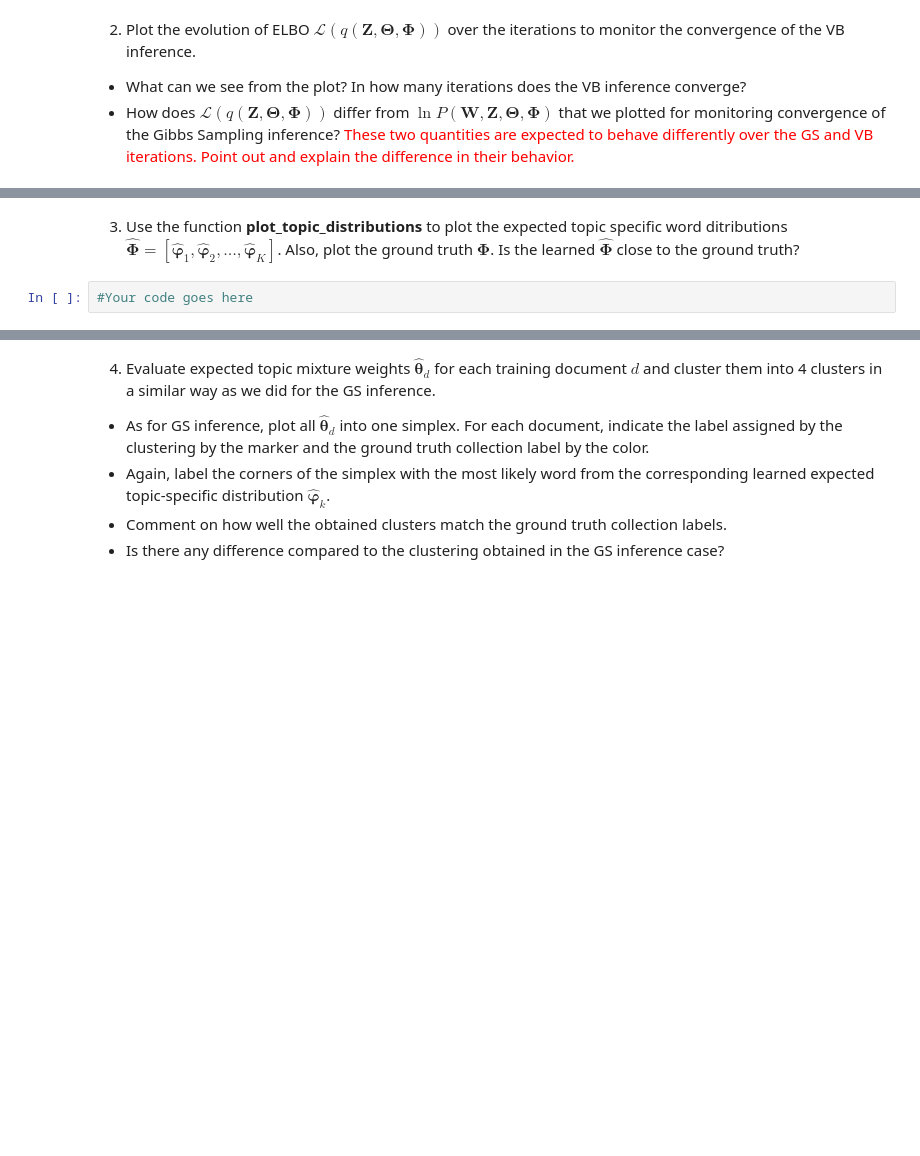
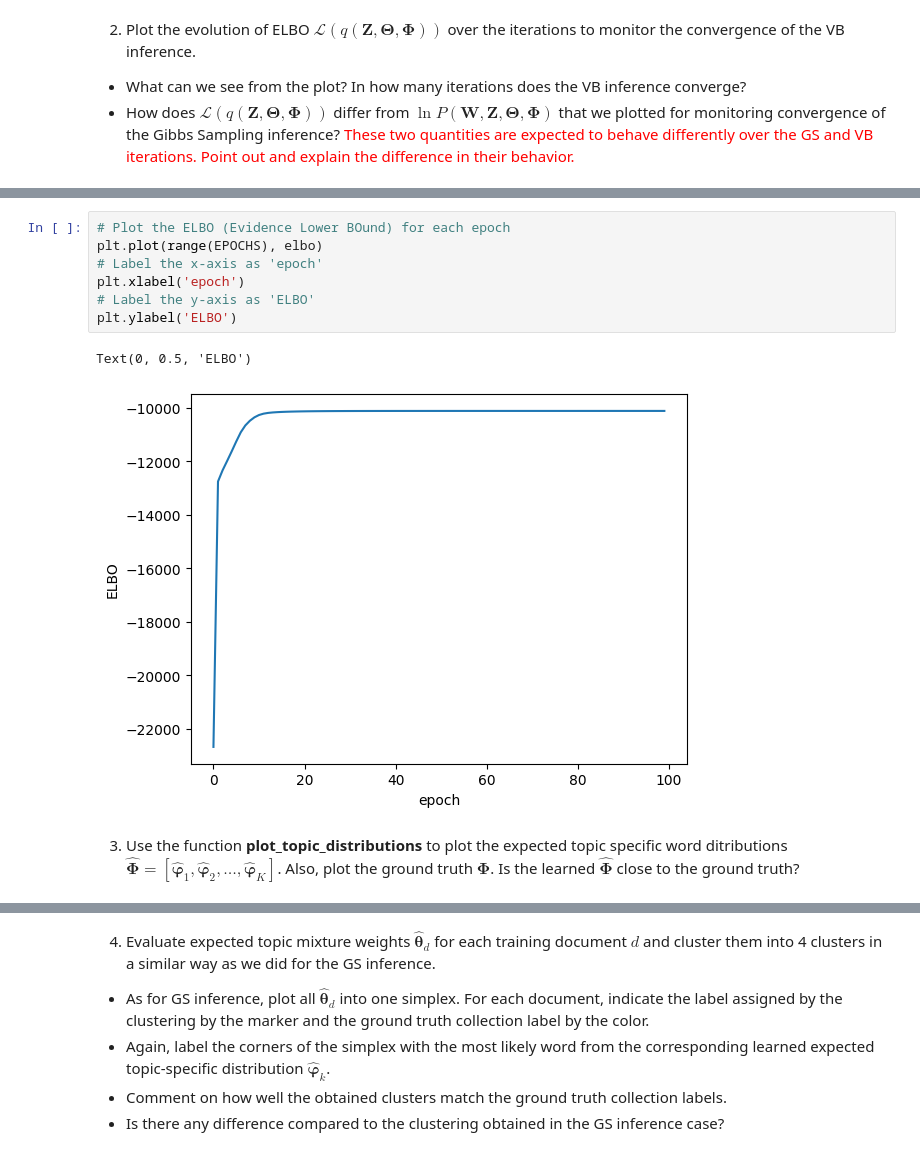
Before and after one commit to Geffikk/BAYa, a Jupyter notebook: lda.ipynb, the cells around one changed output, grey strips where cells are left out. Drawn from its saved outputs; the diff is of its cells as text; blank space fills up the shorter version.

```diff
--- a/lda.ipynb
+++ b/lda.ipynb
@@ -546,5 +620,13 @@ beta =np.abs(np.random.randn(K,V)) # The rows are the initial parameters of the
+# %%
+# Plot the ELBO (Evidence Lower BOund) for each epoch
+plt.plot(range(EPOCHS), elbo)
+# Label the x-axis as 'epoch'
+plt.xlabel('epoch')
+# Label the y-axis as 'ELBO'
+plt.ylabel('ELBO')
+# %% [output]
+Text(0, 0.5, 'ELBO')
+[figure, added]
 # %% [markdown]
 3. Use the function **plot_topic_distributions** to plot the
 expected topic specific word ditributions $\boldsymbol{\hat{\Phi}} = [\boldsymbol{\hat{\varphi}}_1, \boldsymbol{\hat{\varphi}}_2, \dots, \boldsymbol{\hat{\varphi}}_K]$. Also, plot the ground truth $\boldsymbol{\Phi}$. Is the learned $\boldsymbol{\hat{\Phi}}$ close to the ground truth?
-# %%
-#Your code goes here
```
Also changed, not shown: parts of 21 cells of this notebook.
